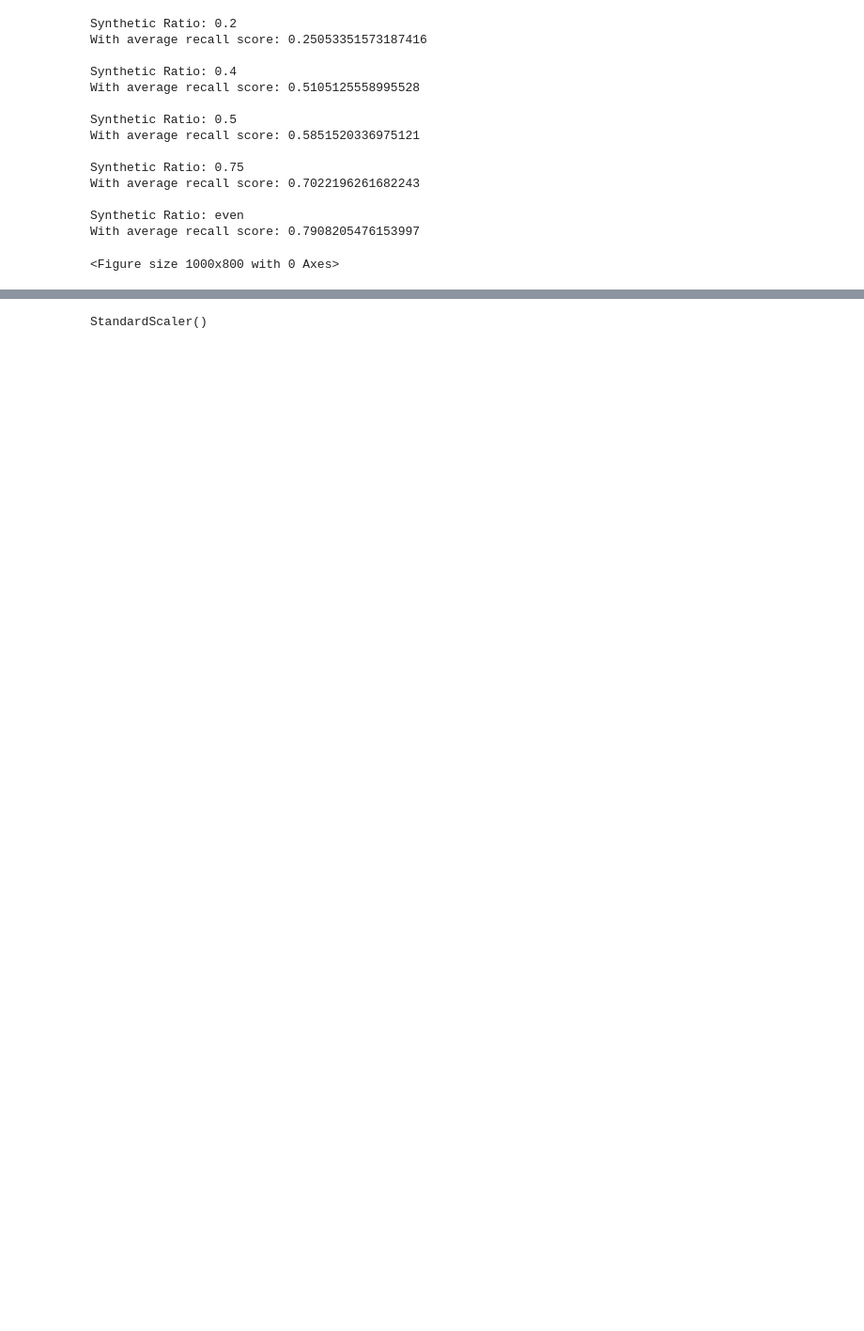
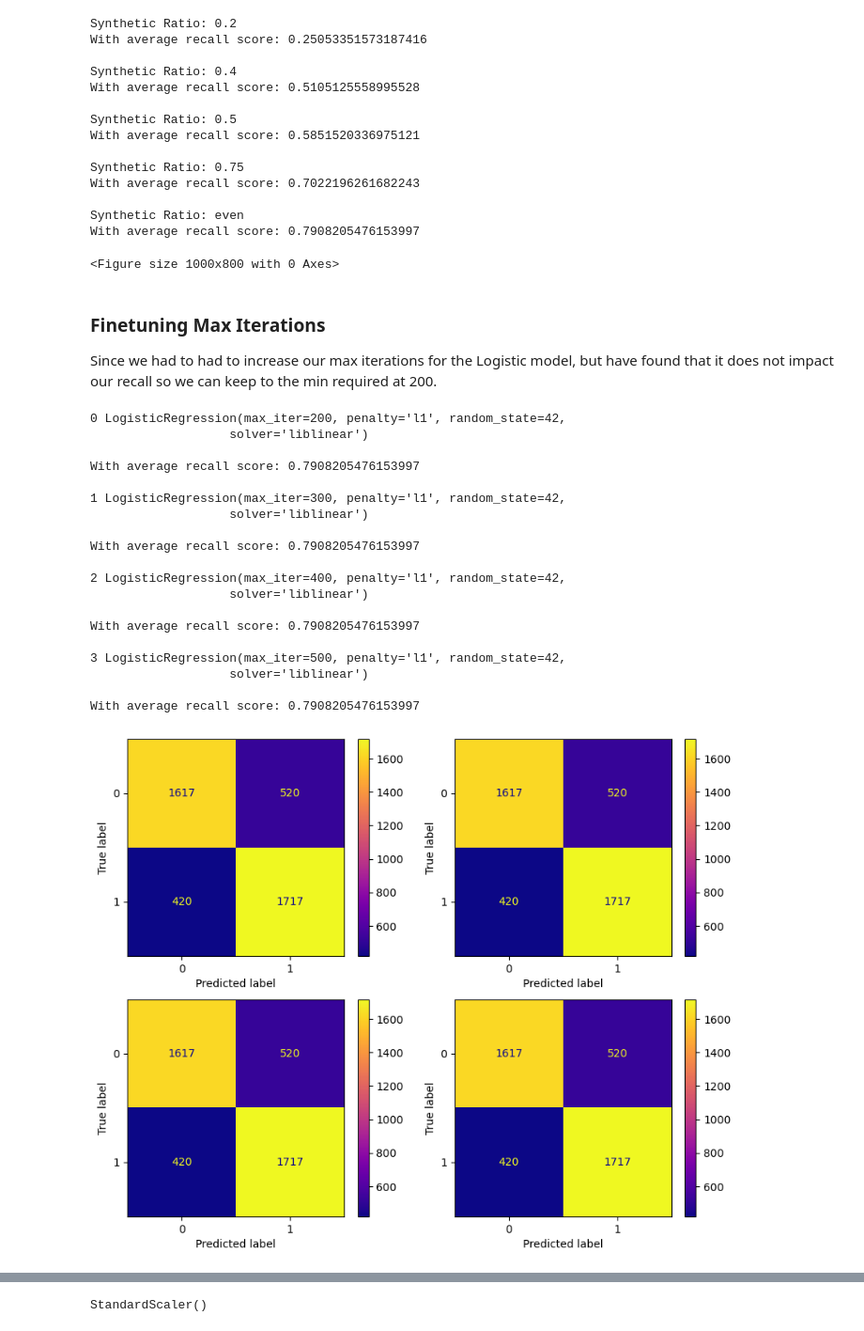
Before and after one commit to erankova/Phase_3_Project, a Jupyter notebook: Phase_3_Project.ipynb, the cells around one changed output, grey strips where cells are left out. Shown: that part at 94% size. Drawn from its saved outputs; the diff is of its cells as text; code cells hidden in the pictures; blank space fills up the shorter version.

```diff
--- a/Phase_3_Project.ipynb
+++ b/Phase_3_Project.ipynb
@@ -468,3 +470,45 @@ With average recall score: 0.7022196261682243
 Synthetic Ratio: even
 With average recall score: 0.7908205476153997
 <Figure size 1000x800 with 0 Axes>
+# %% [markdown]
+### Finetuning Max Iterations
+
+Since we had to had to increase our max iterations for the Logistic model, but have found that it does not impact our recall so we can keep to the min required at 200.
+# %%
+iterations = [200, 300, 400, 500]
+
+ax, fig = plt.subplots(ncols=2,nrows=2,figsize=(10,8))
+
+axes = ax.get_axes()
+
+for i, iter in enumerate(iterations):
+    logreg_model_l1 = LogisticRegression(random_state=42,solver='liblinear',penalty='l1',max_iter=iter)
+    logreg_model_l1 = logreg_model_l1.fit(X_train_resampled,y_train_resampled)
+    print(i, logreg_model_l1)
+    print()
+    scores = cross_val_score(logreg_model_l1,X_train_resampled,y_train_resampled,scoring='recall')
+    print('With average recall score: {}\n'.format(scores.mean()))
+
+    ConfusionMatrixDisplay.from_estimator(logreg_model_l1,X_train_resampled,y_train_resampled,
+                                          ax=axes[i],cmap='plasma')
+# %% [output]
+0 LogisticRegression(max_iter=200, penalty='l1', random_state=42,
+                   solver='liblinear')
+
+With average recall score: 0.7908205476153997
+
+1 LogisticRegression(max_iter=300, penalty='l1', random_state=42,
+                   solver='liblinear')
+
+With average recall score: 0.7908205476153997
+
+2 LogisticRegression(max_iter=400, penalty='l1', random_state=42,
+                   solver='liblinear')
+
+With average recall score: 0.7908205476153997
+
+3 LogisticRegression(max_iter=500, penalty='l1', random_state=42,
+                   solver='liblinear')
+
+With average recall score: 0.7908205476153997
+[figure, added]
```
Also changed, not shown: parts of 10 cells of this notebook.
